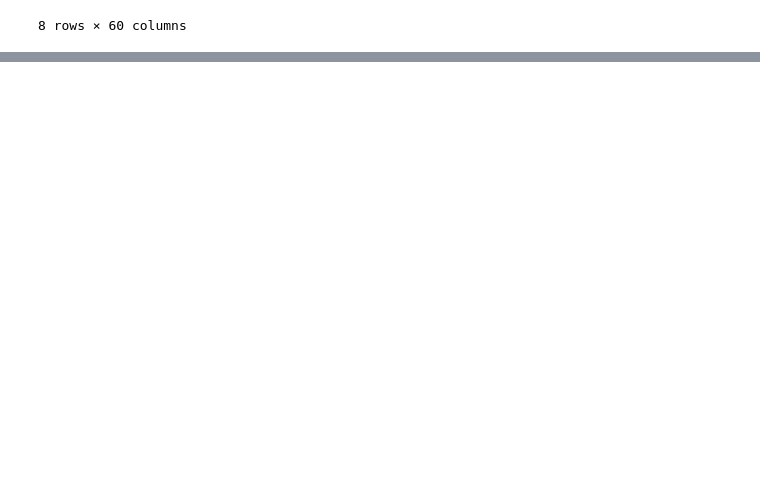
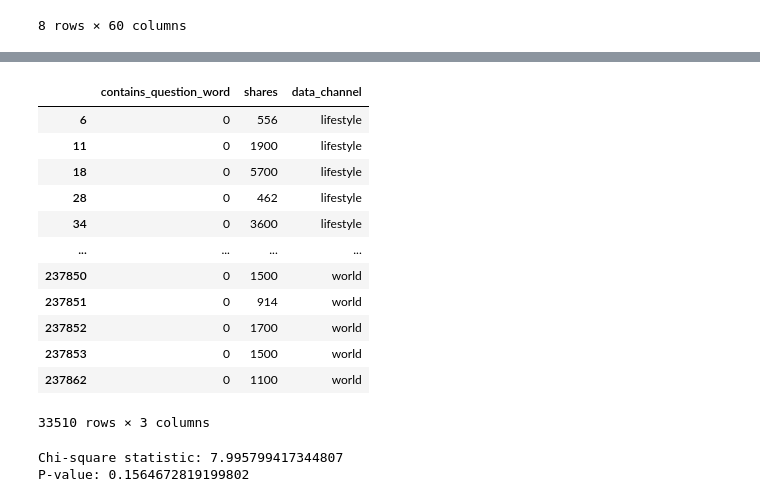
Before and after one commit to abhinavdv/Factors-Influencing-Online-News-Popularity, a Jupyter notebook: project-milestone-3-EDA/Analyzing-Question-Words-In-Title.ipynb, the cells around one changed output, grey strips where cells are left out. Drawn from its saved outputs; the diff is of its cells as text; code cells hidden in the pictures; blank space fills up the shorter version.

Commit message:
completed chi-squared test

```diff
--- a/project-milestone-3-EDA/Analyzing-Question-Words-In-Title.ipynb
+++ b/project-milestone-3-EDA/Analyzing-Question-Words-In-Title.ipynb
@@ -585,0 +655,25 @@ plt.show()
+# %%
+# Reshape the DataFrame from wide to long format
+copied_df = df.copy()
+melted_df = pd.melt(copied_df, id_vars=['contains_question_word', ' shares'],
+                    value_vars=[' data_channel_is_lifestyle', ' data_channel_is_entertainment', ' data_channel_is_bus',
+                                ' data_channel_is_socmed', ' data_channel_is_tech', ' data_channel_is_world'],
+                    var_name='data_channel', value_name='is_in_channel')
+
+# Map encoded values to corresponding data channels
+melted_df['data_channel'] = melted_df['data_channel'].map({
+    ' data_channel_is_lifestyle': 'lifestyle',
+    ' data_channel_is_entertainment': 'entertainment',
+    ' data_channel_is_bus': 'business',
+    ' data_channel_is_socmed': 'social_media',
+    ' data_channel_is_tech': 'tech',
+    ' data_channel_is_world': 'world'
+})
+
+# Filter out rows where the article belongs to the respective data channel
+final_df = melted_df[melted_df['is_in_channel'] == 1]
+
+# Drop the 'is_in_channel' column as it is no longer needed
+final_df.drop(columns='is_in_channel', inplace=True)
+
+print(final_df)
@@ -585,0 +699,31 @@ plt.show()
+# %%
+final_df
+# %% [output]
+|  | contains_question_word | shares | data_channel |
+| 6 | 0 | 556 | lifestyle |
+| 11 | 0 | 1900 | lifestyle |
+| 18 | 0 | 5700 | lifestyle |
+| 28 | 0 | 462 | lifestyle |
+| 34 | 0 | 3600 | lifestyle |
+| ... | ... | ... | ... |
+| 237850 | 0 | 1500 | world |
+| 237851 | 0 | 914 | world |
+| 237852 | 0 | 1700 | world |
+| 237853 | 0 | 1500 | world |
+| 237862 | 0 | 1100 | world |
+33510 rows × 3 columns
+# %%
+from scipy.stats import chi2_contingency
+
+# Create a contingency table
+contingency_table = pd.crosstab(final_df['data_channel'], final_df['contains_question_word'])
+
+# Perform chi-square test
+chi2, p_value, _, _ = chi2_contingency(contingency_table)
+
+# Print results
+print(f"Chi-square statistic: {chi2}")
+print(f"P-value: {p_value}")
+# %% [output]
+Chi-square statistic: 7.995799417344807
+P-value: 0.1564672819199802
```
Also changed, not shown: parts of 42 cells of this notebook.
